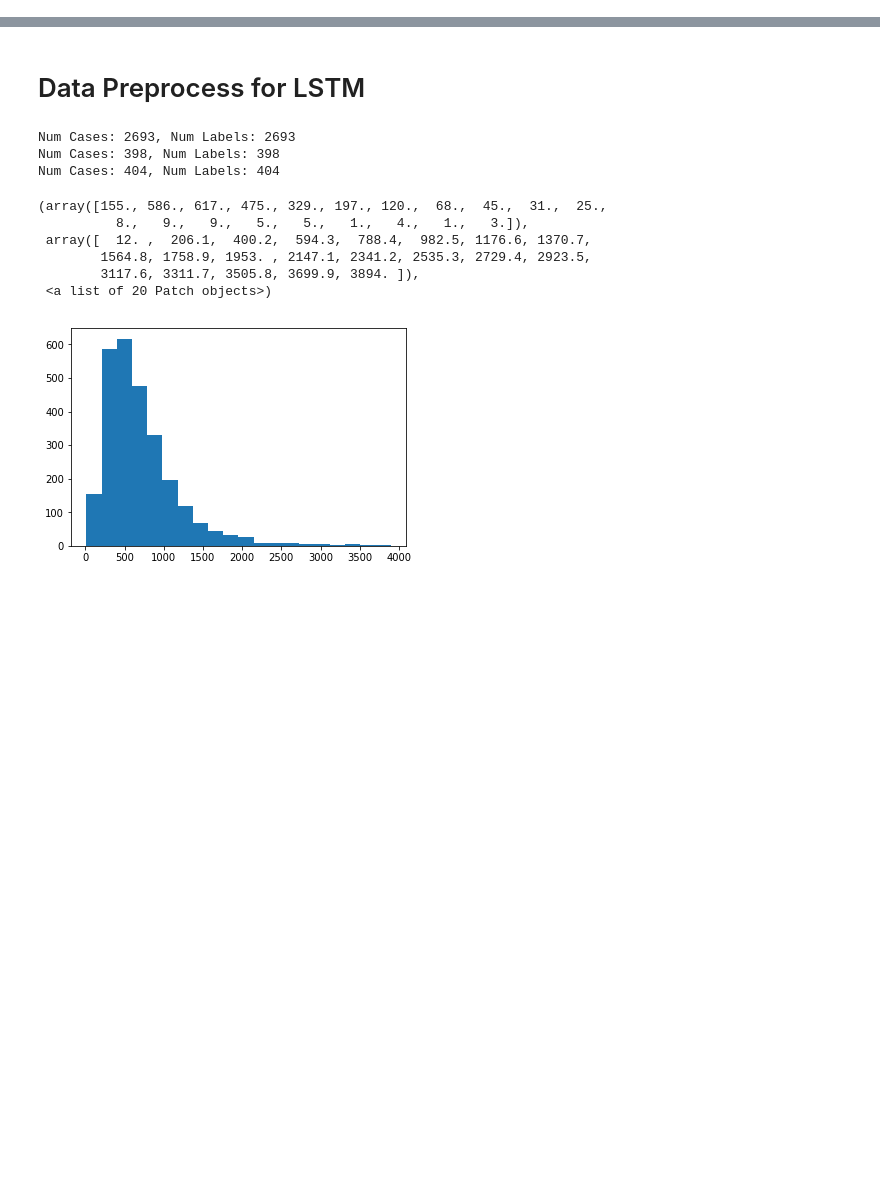
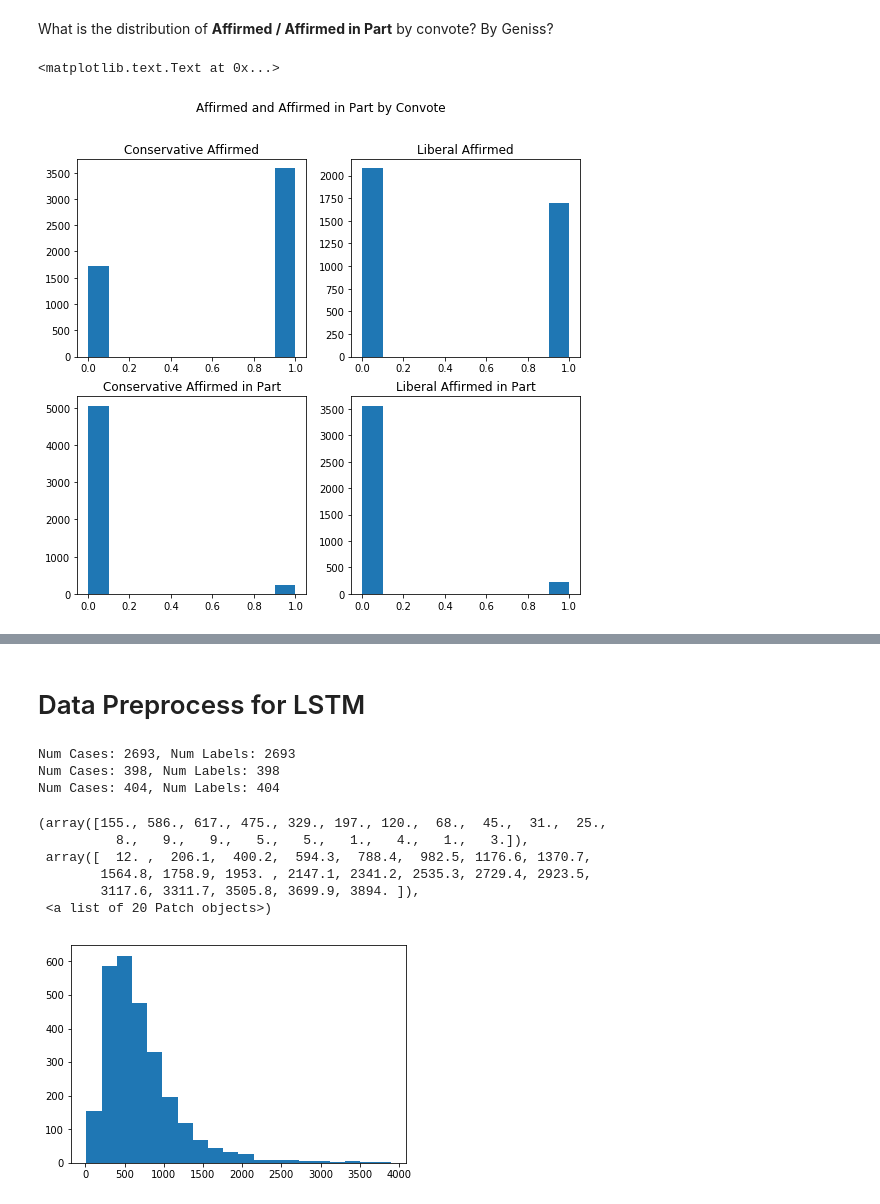
Before and after one commit to kailin-lu/CaseClassifier, a Jupyter notebook: Train.ipynb, the cells around one changed output, grey strips where cells are left out. Cells and saved outputs as stored; diff of their text form; code cells hidden in the pictures; blank space fills up the shorter version.

```diff
--- a/Train.ipynb
+++ b/Train.ipynb
@@ -336,0 +139,26 @@ filtered_vocab
+# %% [markdown]
+What is the distribution of **Affirmed / Affirmed in Part** by convote? By Geniss?
+# %%
+aff = train_data[['caseid', 'convote', 'geniss1', 'Affirmed', 'AffirmedInPart']]
+x1 = aff[aff['convote']==1]
+x2 = aff[aff['convote']==-1]
+
+fix, axes = plt.subplots(nrows=2, ncols=2, figsize=(9,8))
+ax0, ax1, ax2, ax3 = axes.flatten()
+
+ax0.hist(x1['Affirmed'])
+ax0.set_title('Conservative Affirmed')
+
+ax1.hist(x2['Affirmed'])
+ax1.set_title('Liberal Affirmed')
+
+ax2.hist(x1['AffirmedInPart'])
+ax2.set_title('Conservative Affirmed in Part')
+
+ax3.hist(x2['AffirmedInPart'])
+ax3.set_title('Liberal Affirmed in Part')
+
+plt.suptitle('Affirmed and Affirmed in Part by Convote')
+# %% [output]
+<matplotlib.text.Text at 0x...>
+[figure, added]
```
Also changed, not shown: parts of 158 cells of this notebook.
